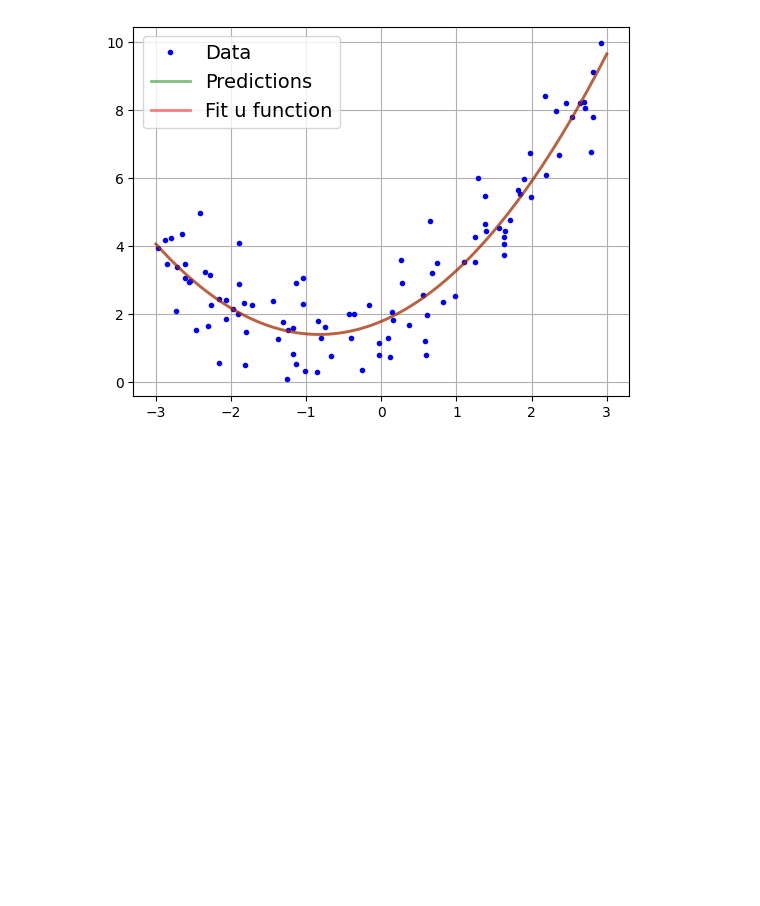
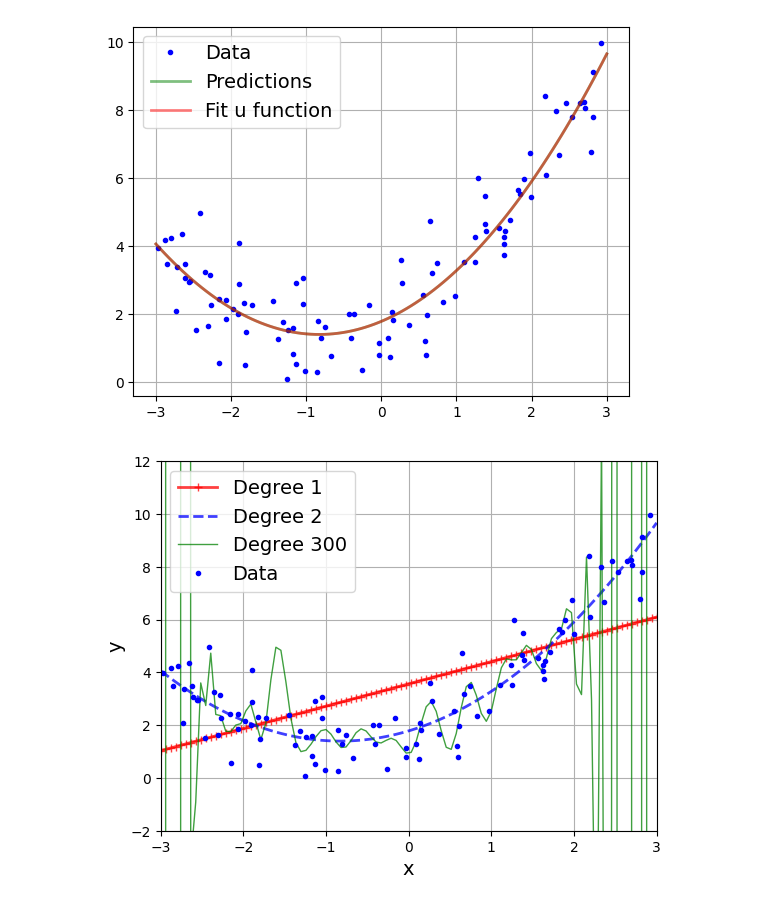
Before and after one commit to MrIsCM/Learning-Machine-Learning, a Jupyter notebook: Notebooks/04_training_linear_models.ipynb, the cells around one changed output. Cells and saved outputs as stored; diff of their text form; code cells hidden in the pictures; blank space fills up the shorter version.

Commit message:
Learning curves (and clean up)

```diff
--- a/Notebooks/04_training_linear_models.ipynb
+++ b/Notebooks/04_training_linear_models.ipynb
@@ -385,3 +385,37 @@ plt.legend()
 # %% [output]
 <matplotlib.legend.Legend at 0x...>
 [figure]
+# %%
+# We could use a higher degree polynomial to fit the data
+from sklearn.pipeline import make_pipeline
+from sklearn.preprocessing import StandardScaler
+
+def plot_poly_fit(X, y, X_new, degrees=(1, 2, 300), styles=('r-+', 'b--', 'g-'), widths=(2, 2, 1)):
+
+	for degree, style, width in zip(degrees, styles, widths):
+
+		poly_features = PolynomialFeatures(degree=degree, include_bias=False)
+		std_scaler = StandardScaler()
+		lin_reg = LinearRegression()
+
+		poly_reg = make_pipeline(poly_features, std_scaler, lin_reg)
+		poly_reg.fit(X, y)
+
+		y_preds = poly_reg.predict(X_new)
+
+		plt.plot(X_new, y_preds, style, linewidth=width, label=f'Degree {degree}', alpha=0.75)
+
+
+	plt.plot(X, y, "b.", label='Data')
+	plt.xlabel('x')
+	plt.ylabel('y')
+	plt.axis([-3, 3, -2, 12])
+	plt.grid()
+	plt.legend()
+	plt.show()
+
+X_new = np.linspace(-3, 3, 100).reshape(100, 1)
+
+plot_poly_fit(X, y, X_new)
+# %% [output]
+[figure, added]
```
Also changed, not shown: parts of 6 cells of this notebook.
